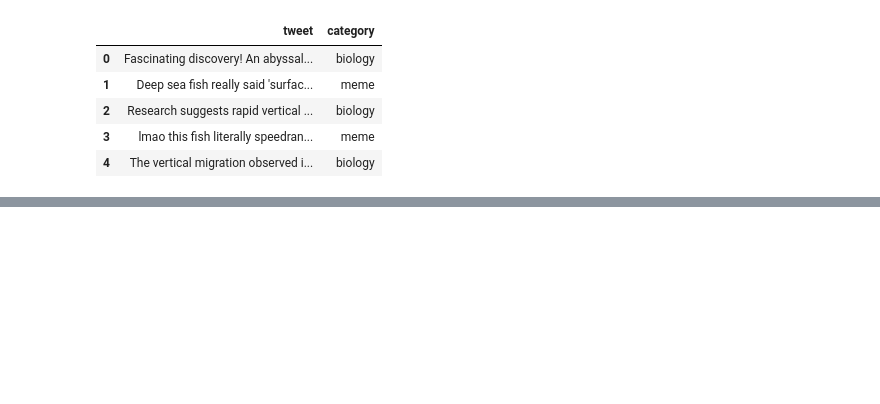
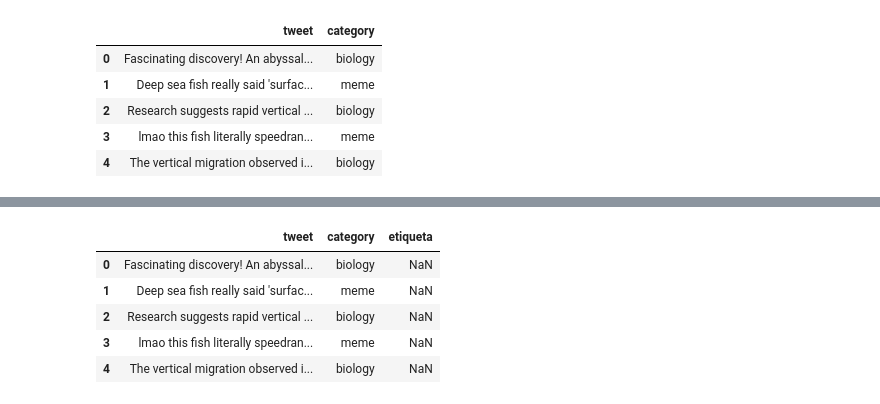
Before and after one commit to jorge-ivan-jimenez-reyes/NLP, a Jupyter notebook: RegresionLogistica/deepsea.ipynb, the cells around one changed output, grey strips where cells are left out. Saved outputs shown, nothing was run; the diff lists cells and outputs as text; code cells hidden in the pictures; blank space fills up the shorter version.

```diff
--- a/RegresionLogistica/deepsea.ipynb
+++ b/RegresionLogistica/deepsea.ipynb
@@ -26,7 +36,14 @@ lemmatizer = WordNetLemmatizer()
 # %%
 mapper = {
     1: 'meme',
     0: 'biology'
 }
-df['etiqueta'] = df['intention'].map(mapper)
+df['etiqueta'] = df['category'].map(mapper)
 df.head()
+# %% [output]
+|  | tweet | category | etiqueta |
+| 0 | Fascinating discovery! An abyssal... | biology | NaN |
+| 1 | Deep sea fish really said 'surfac... | meme | NaN |
+| 2 | Research suggests rapid vertical ... | biology | NaN |
+| 3 | lmao this fish literally speedran... | meme | NaN |
+| 4 | The vertical migration observed i... | biology | NaN |
```
Also changed, not shown: parts of 9 cells of this notebook.
